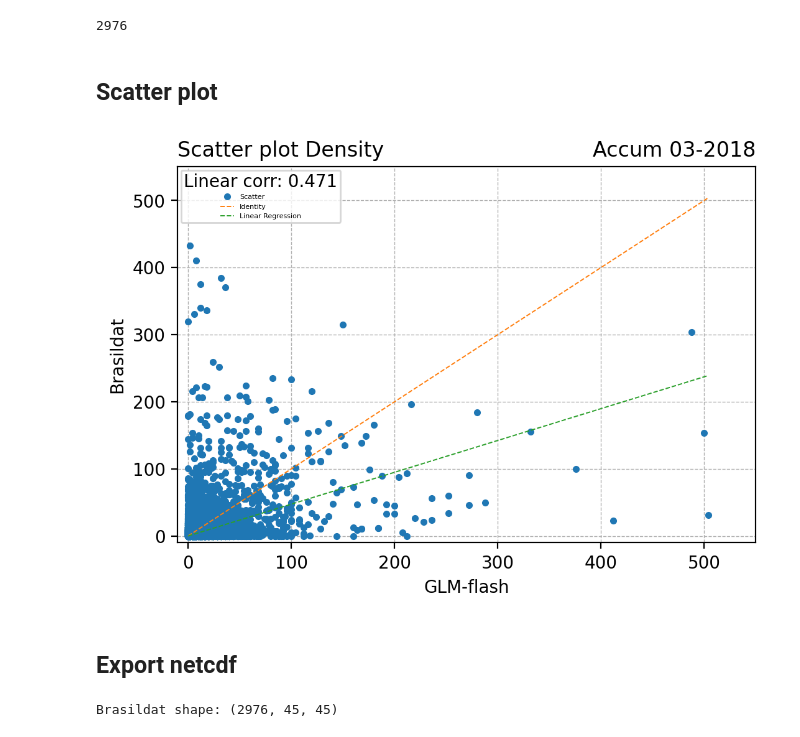
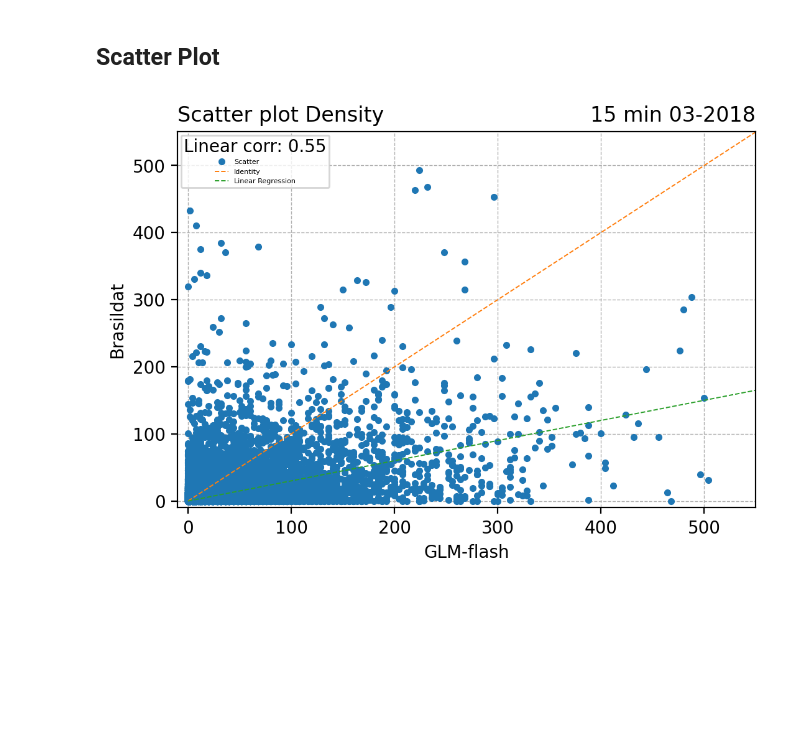
Before and after one commit to mhacarthur/Flash-density, a Jupyter notebook: python/Analysis_BrasilDat_GLM_15min.ipynb, the cells around one changed output. Cells and saved outputs as stored; diff of their text form; code cells hidden in the pictures; blank space fills up the shorter version.

```diff
--- a/python/Analysis_BrasilDat_GLM_15min.ipynb
+++ b/python/Analysis_BrasilDat_GLM_15min.ipynb
@@ -20,7 +24,7 @@ import matplotlib.gridspec as gridspec
 # %%
 shape = list(shpreader.Reader('../mappings/SaoPaulo_Fixed.shp').geometries())
 # %%
-Brasildat_dir = '/media/arturo/Arturo/Datos/BrasilDat/SP/BrasilDat_2018_03_5min_8kmx8km.nc'
+Brasildat_dir = '/media/arturo/Arturo/Data/BrasilDat/SP/BrasilDat_2018_03_15min_8kmx8km.nc'
 Brasildat = ca.read_netcdf(Brasildat_dir,2)
 lat = Brasildat['lat']
 lon = Brasildat['lon']
@@ -37,5 +41,5 @@ flash : (8928, 45, 45)
 # %%
-GLM_dir = '/media/arturo/Arturo/Datos/GLM/SP/GLM_2018_03_5min_8kmx8km.nc'
+GLM_dir = '/media/arturo/Arturo/Data/GLM/SP/GLM_2018_03_15min_8kmx8km.nc'
 GLM = ca.read_netcdf(GLM_dir,2)
 flash_G = GLM['flash']
 # %% [output]
@@ -73,19 +50,12 @@ for t in range(nt):
-# %%
-ntime = int(nt/3)
-print(ntime)
-flash_B_15 = np.zeros([ntime, ny, nx])
-flash_G_15 = np.zeros([ntime, ny, nx])
-for t in range(ntime):
-    # print(t,3*t,3*t+3)
-    flash_B_15[t,:,:] = np.sum(B_new[3*t:3*t+3,:,:],axis=0)
-    flash_G_15[t,:,:] = np.sum(G_new[3*t:3*t+3,:,:],axis=0)
-# %% [output]
-2976
 # %%
-flash_G_15_serie = np.reshape(flash_G_15,(ntime*ny*nx))
-flash_B_15_serie = np.reshape(flash_B_15,(ntime*ny*nx))
+flash_G_15_serie = np.reshape(flash_G,(nt*ny*nx))
+flash_B_15_serie = np.reshape(flash_B,(nt*ny*nx))
+# %%
+pos = np.where(~(np.isnan(flash_G_15_serie)))[0]
+flash_G_15_serie = flash_G_15_serie[pos]
+flash_B_15_serie = flash_B_15_serie[pos]
 # %% [markdown]
-## Scatter plot
+## Scatter Plot
 # %%
 Regresion = np.zeros([3])
 
@@ -101,43 +71,29 @@ Regresion[2] = modelo.intercept_ #b
 # %%
 xx = np.arange(0,np.max(flash_G_15_serie))
 yy = xx
 yy_regretion = Regresion[1] * xx + Regresion[2]
 
 fig = plt.figure(figsize=(6,4),dpi=200)
 gs = gridspec.GridSpec(1,1)
 
 ax1 = plt.subplot(gs[0, 0])
 ax1.plot(flash_G_15_serie,flash_B_15_serie,'.',label='Scatter')
 ax1.plot(xx,yy,'--',linewidth=0.7,label='Identity')
 ax1.plot(xx,yy_regretion,'--',linewidth=0.7,label='Linear Regression')
 
 ax1.set_ylim(-10,550)
 ax1.set_xlim(-10,550)
 
 ax1.set_ylabel('Brasildat')
 ax1.set_xlabel('GLM-flash')
 ax1.set_title('Scatter plot Density',loc='left')
-ax1.set_title('Accum 03-2018',loc='right')
+ax1.set_title('15 min 03-2018',loc='right')
 
 leg_title = 'Linear corr: '+ str(np.round(Regresion[0],3))
 legend = ax1.legend(title=leg_title,loc=2, fontsize=4)
 plt.grid(linewidth=0.5,linestyle='--')
 
-salida = '../images/Scatter_GLM_BrasilDat_15min_month_accum.png'
-# plt.savefig(salida,transparent = False,bbox_inches ='tight',pad_inches = 0.1, facecolor='white')
+salida = '../images/Scatter_GLM_BrasilDat_15min_month.png'
+plt.savefig(salida,transparent = False,bbox_inches ='tight',pad_inches = 0.1, facecolor='white')
 # %% [output]
-[figure, old version]
+[figure, new version]
-# %% [markdown]
-## Export netcdf
-# %%
-print(f'Brasildat shape: {flash_B_15.shape}')
-info = {'file': '/media/arturo/Arturo/Datos/BrasilDat/SP/BrasilDat_2018_03_15min_8kmx8km.nc', # filename and directory
-        'title': 'Brasildat data 8km x 8km', # netcdf title
-        'year_start':2018,'month_start':3,'day_start':1,'hour_start':0,'minute_start':0, # time start (year,month,day,hour,minute)
-        'year_end':2018,'month_end':3,'day_end':31,'hour_end':23,'minute_end':59, # time end (year,month,day,hour,minute)
-        'time_frequency': 'Minutely', # options: Monthly, Daily, Hourly, Minutely
-        'time_interval':15,
-        'var_name': 'flash', # variable short name
-        'var_units': 'flash/196km2'} # variable units
-# %% [output]
-Brasildat shape: (2976, 45, 45)
```
Also changed, not shown: parts of 28 cells of this notebook, 7 other files.
